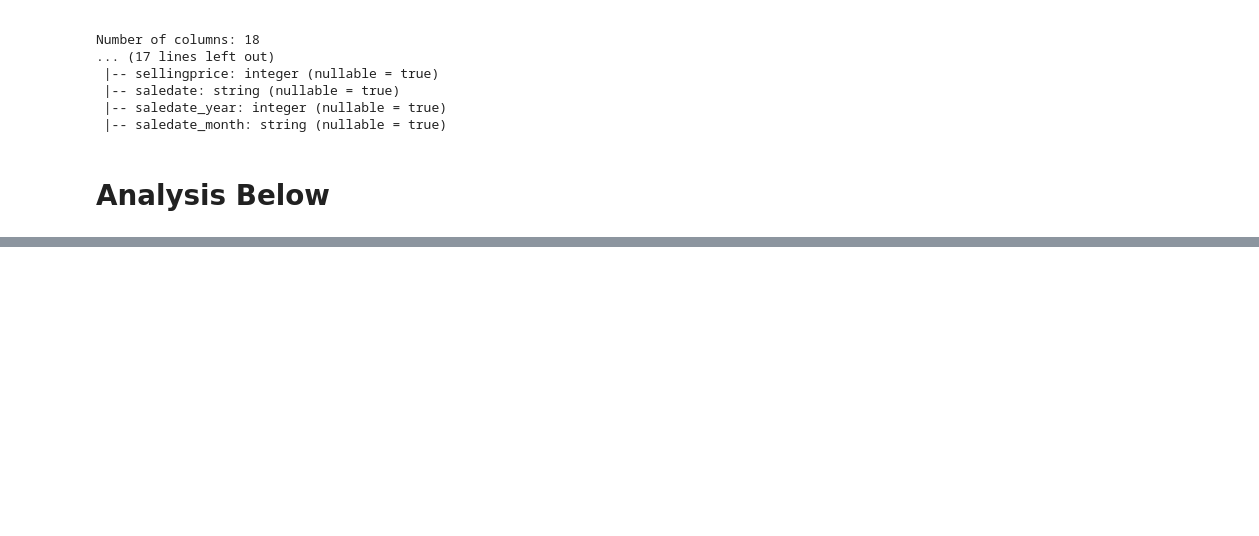
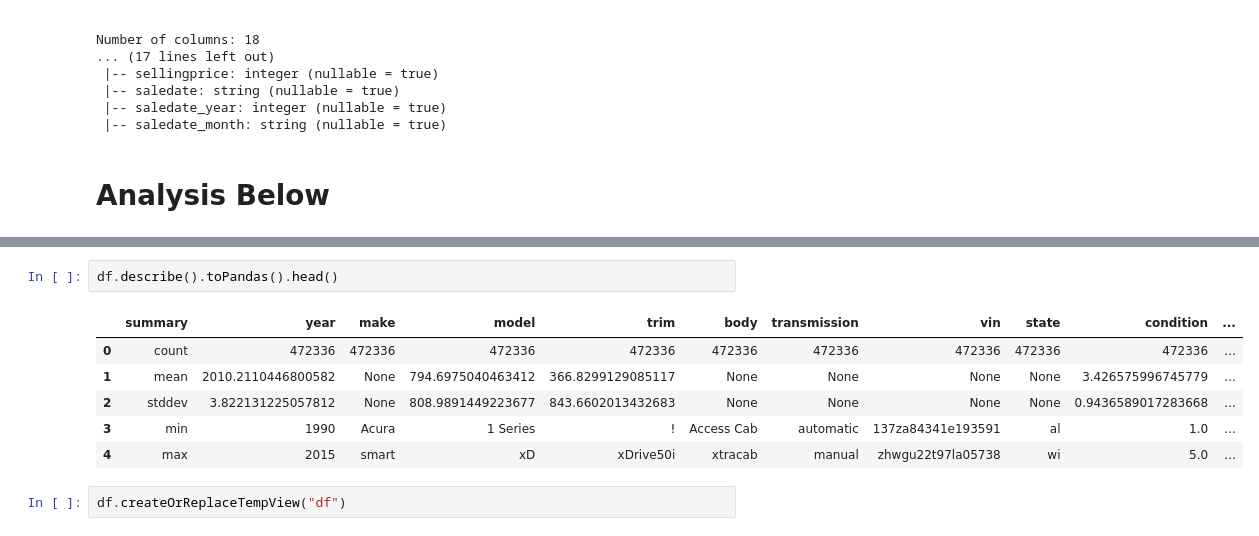
Before and after one commit to iamAngelSH/Used_Car_Project, a Jupyter notebook: Sarah.ipynb, the cells around one changed output, grey strips where cells are left out. Drawn from its saved outputs; the diff is of its cells as text; blank space fills up the shorter version.

```diff
--- a/Sarah.ipynb
+++ b/Sarah.ipynb
@@ -194,0 +153,11 @@ AttributeError: 'DataFrame' object has no attribute 'max'
+# %%
+df.describe().toPandas().head()
+# %% [output]
+|  | summary | year | make | model | trim | body | transmission | vin | state | condition | ... |
+| 0 | count | 472336 | 472336 | 472336 | 472336 | 472336 | 472336 | 472336 | 472336 | 472336 | ... |
+| 1 | mean | 2010.2110446800582 | None | 794.6975040463412 | 366.8299129085117 | None | None | None | None | 3.426575996745779 | ... |
+| 2 | stddev | 3.822131225057812 | None | 808.9891449223677 | 843.6602013432683 | None | None | None | None | 0.9436589017283668 | ... |
+| 3 | min | 1990 | Acura | 1 Series | ! | Access Cab | automatic | 137za84341e193591 | al | 1.0 | ... |
+| 4 | max | 2015 | smart | xD | xDrive50i | xtracab | manual | zhwgu22t97la05738 | wi | 5.0 | ... |
+# %%
+df.createOrReplaceTempView("df")
```
Also changed, not shown: parts of 15 cells of this notebook.
